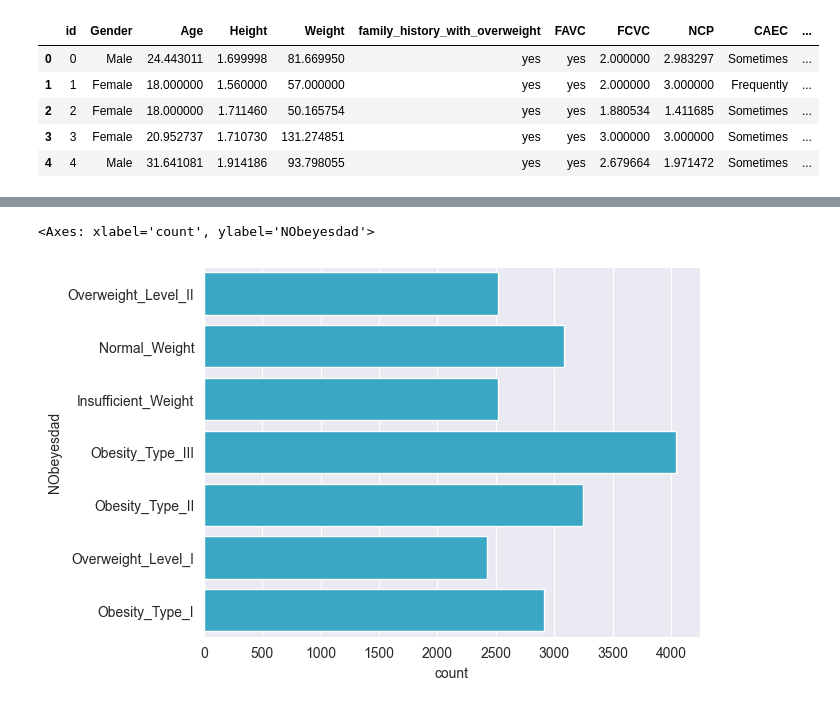
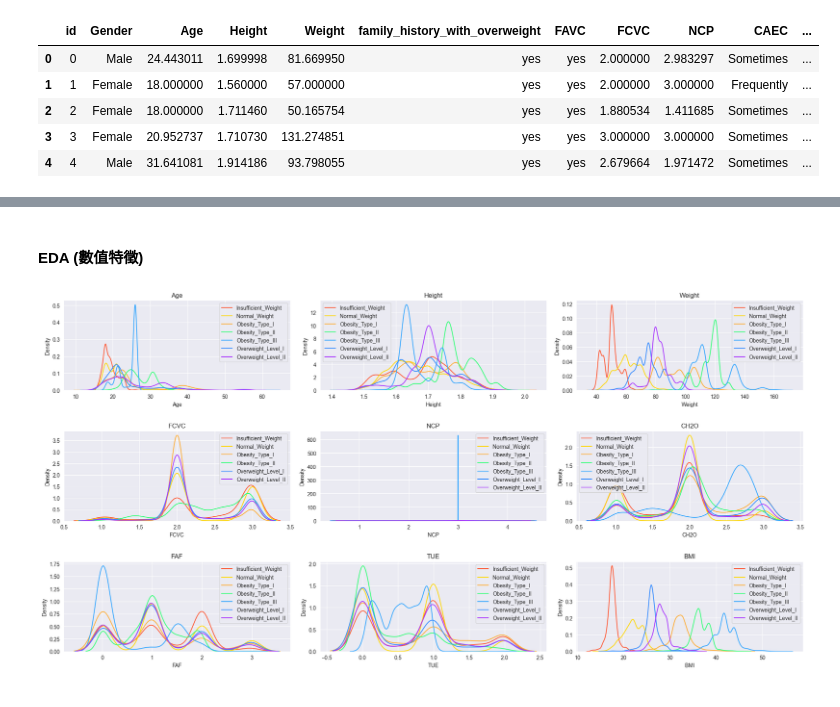
Before and after one commit to ALINYIWEN/Kaggle-Competitions, a Jupyter notebook: Multi-Class Prediction of Obesity Risk.ipynb, the cells around one changed output, grey strips where cells are left out. Saved outputs shown, nothing was run; the diff lists cells and outputs as text; code cells hidden in the pictures.

Commit message:
update EDA plot

```diff
--- a/Multi-Class Prediction of Obesity Risk.ipynb
+++ b/Multi-Class Prediction of Obesity Risk.ipynb
@@ -96,7 +118,31 @@ dtypes: float64(8), int64(1), object(9)
 memory usage: 2.9+ MB
-# %%
-# 觀察目標資料分布
-sns.countplot(df_train["NObeyesdad"], palette = ["#23b6db"])
-# %% [output]
-<Axes: xlabel='count', ylabel='NObeyesdad'>
-[figure, removed]
+# %% [markdown]
+#### EDA (數值特徵)
+# %%
+# feature_numerical 取得數值型特徵
+feature_numerical = [feature for feature in df_train.columns if df_train[feature].dtypes != 'O']
+
+colors = ["#FF5733", "#FFD700", "#FFAC33", "#33FF77", "#33A6FF", "#338AFF", "#A833FF"]
+
+# 觀察數值類型的特徵
+plt.figure(figsize=(20,10))
+for i, source in enumerate(feature_numerical):
+    # 指定好子圖的位置
+    plt.subplot(3, 3, i+1)
+
+    # 增加核密度估計
+    sns.kdeplot(df_train.loc[df_train['NObeyesdad']=='Insufficient_Weight', source], color = colors[0], label='Insufficient_Weight')
+    sns.kdeplot(df_train.loc[df_train['NObeyesdad']=='Normal_Weight', source], color = colors[1], label='Normal_Weight')
+    sns.kdeplot(df_train.loc[df_train['NObeyesdad']=='Obesity_Type_I', source], color = colors[2], label='Obesity_Type_I')
+    sns.kdeplot(df_train.loc[df_train['NObeyesdad']=='Obesity_Type_II', source], color = colors[3], label='Obesity_Type_II')
+    sns.kdeplot(df_train.loc[df_train['NObeyesdad']=='Obesity_Type_III', source], color = colors[4], label='Obesity_Type_III')
+    sns.kdeplot(df_train.loc[df_train['NObeyesdad']=='Overweight_Level_I', source], color = colors[5], label='Overweight_Level_I')
+    sns.kdeplot(df_train.loc[df_train['NObeyesdad']=='Overweight_Level_II', source], color = colors[6], label='Overweight_Level_II')
+    plt.legend()
+    plt.title(source)
+
+    # 增加子圖間的間隙
+    plt.tight_layout(h_pad=3)
+plt.show()
+# %% [output]
+[figure, added]
```
Also changed, not shown: parts of 12 cells of this notebook.
